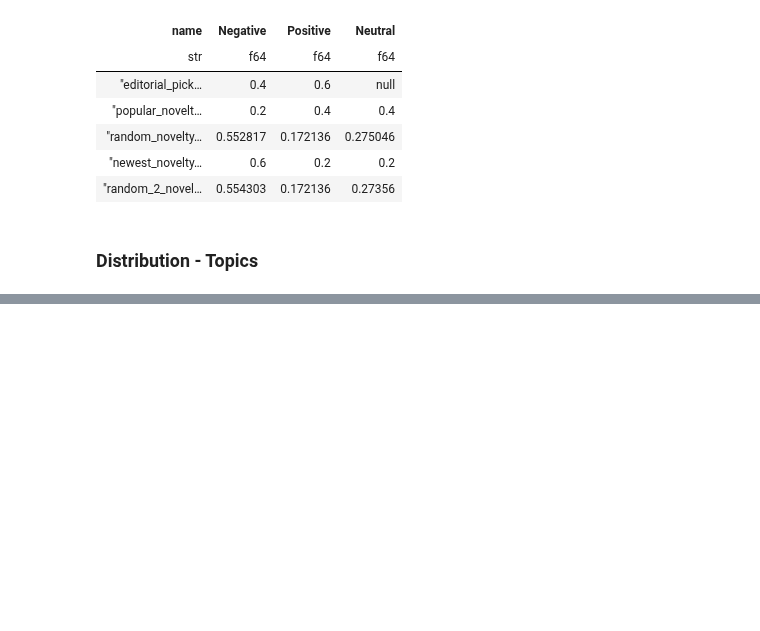
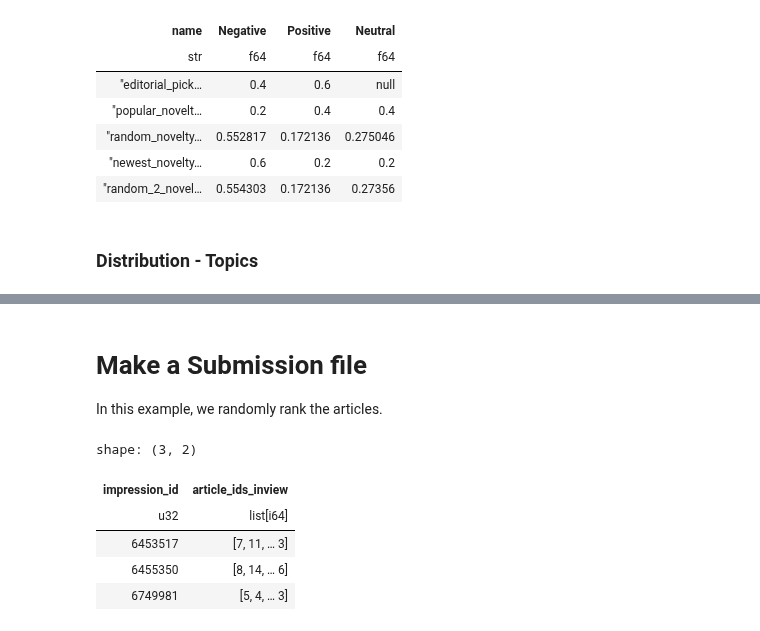
Before and after one commit to ebanalyse/ebnerd-benchmark, a Jupyter notebook: examples/03_beyond_accuracy/make_beyond_accuracy.ipynb, the cells around one changed output, grey strips where cells are left out. Cells and saved outputs as stored; diff of their text form; code cells hidden in the pictures; blank space fills up the shorter version.

```diff
--- a/examples/03_beyond_accuracy/make_beyond_accuracy.ipynb
+++ b/examples/03_beyond_accuracy/make_beyond_accuracy.ipynb
@@ -732,3 +796,26 @@ shape: (5, 61)
 | "random_novelty… | 0.025235 | 0.013574 | 0.011912 | 0.104201 | 0.015705 | 0.01279 | 0.054577 | ... |
 | "newest_novelty… | null | null | null | 0.066667 | null | null | 0.066667 | ... |
 | "random_2_novel… | 0.023964 | 0.012576 | 0.011168 | 0.104114 | 0.015799 | 0.01242 | 0.053715 | ... |
+# %% [markdown]
+# Make a Submission file
+In this example, we randomly rank the articles.
+# %%
+np.random.seed(123)
+df = (
+    pl.concat([df_behaviors, df_beyond_accuarcy])
+    .select(DEFAULT_IMPRESSION_ID_COL, DEFAULT_INVIEW_ARTICLES_COL)
+    .with_columns(
+        pl.col(DEFAULT_INVIEW_ARTICLES_COL).map_elements(
+            lambda x: list(np.random.permutation(len(x)) + 1)
+        )
+    )
+    .collect()
+)
+df.head(3)
+# %% [output]
+shape: (3, 2)
+| impression_id | article_ids_inview |
+| u32 | list[i64] |
+| 6453517 | [7, 11, … 3] |
+| 6455350 | [8, 14, … 6] |
+| 6749981 | [5, 4, … 3] |
```
Also changed, not shown: parts of 28 cells of this notebook, 4 other files.
